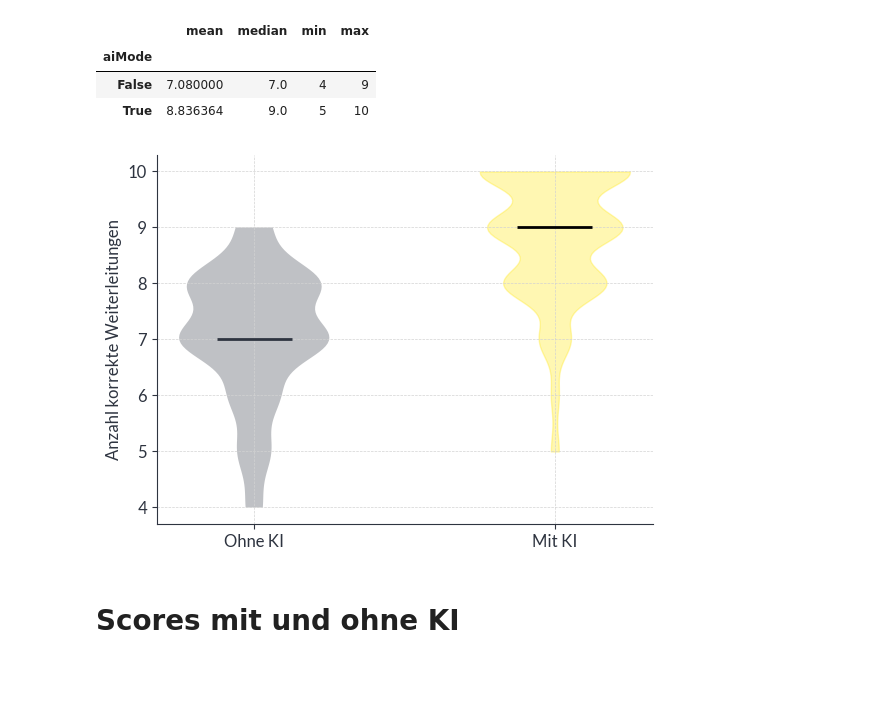
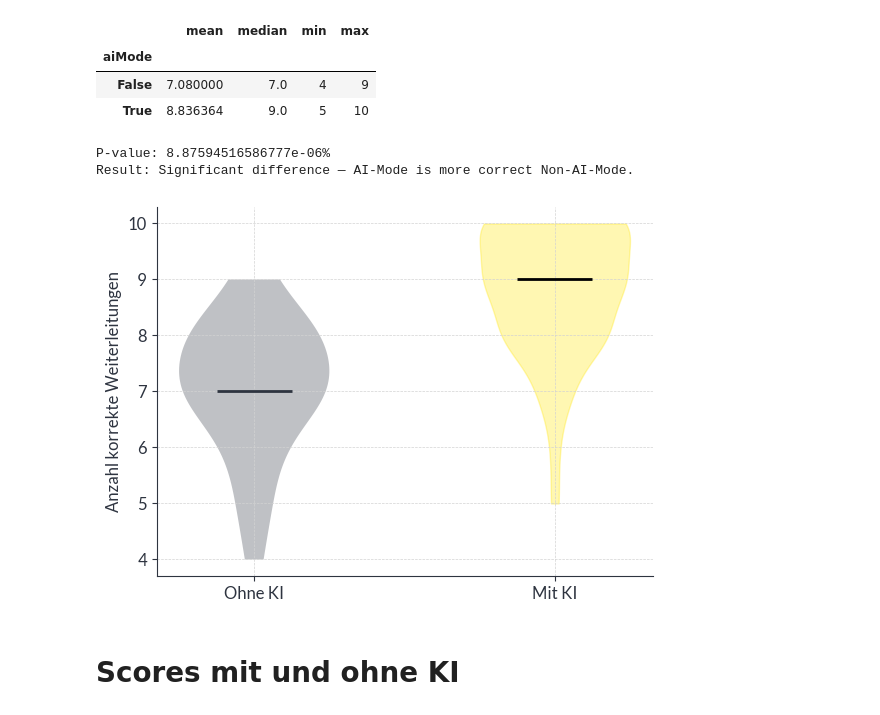
Before and after one commit to anacision-de/postkorb-panic, a Jupyter notebook: analysis/Analysis.ipynb, the cells around one changed output. Saved outputs shown, nothing was run; the diff lists cells and outputs as text; code cells hidden in the pictures; blank space fills up the shorter version.

Commit message:
analysen und bilder

```diff
--- a/analysis/Analysis.ipynb
+++ b/analysis/Analysis.ipynb
@@ -68,5 +105,10 @@ feedback_data.drop_duplicates("game_id").groupby("aiMode")["totalTime"].agg(
 # %%
-def violinplot(data, col="correct", ylabel="Dauer pro Frage in Sekunden"):
+def violinplot(
+    data,
+    col="correct",
+    ylabel="Dauer pro Frage in Sekunden",
+    filepath="bilder/test.pdf",
+):
     with_ai = data[data["aiMode"]][col]
     without_ai = data[~data["aiMode"]][col]
 
@@ -78,6 +120,7 @@ def violinplot(data, col="correct", ylabel="Dauer pro Frage in Sekunden"):
 
     plt.ylabel(ylabel)
     plt.xticks([0, 1], labels=["Ohne KI", "Mit KI"])
+    plt.savefig(filepath)
     plt.show()
 # %%
 games = feedback_data.drop_duplicates("game_id")
@@ -108,10 +161,37 @@ feedback_data.drop_duplicates("game_id").groupby("aiMode")["correct"].agg(
 | aiMode |  |  |  |  |
 | False | 7.080000 | 7.0 | 4 | 9 |
 | True | 8.836364 | 9.0 | 5 | 10 |
+# %%
+# Example input: replace with your real data
+ai_correct = list(
+    feedback_data[feedback_data["aiMode"]].drop_duplicates("game_id")["correct"]
+)
+no_ai_correct = list(
+    feedback_data[~feedback_data["aiMode"]].drop_duplicates("game_id")["correct"]
+)
+
+# Use Mann–Whitney U test (non-parametric)
+u_stat, p_value = stats.mannwhitneyu(ai_correct, no_ai_correct, alternative="greater")
+
+print(f"P-value: {p_value * 100}%")
+
+alpha = 0.01
+if p_value < alpha:
+    print("Result: Significant difference — AI-Mode is more correct Non-AI-Mode.")
+else:
+    print("Result: No significant difference found.")
+# %% [output]
+P-value: 8.87594516586777e-06%
+Result: Significant difference — AI-Mode is more correct Non-AI-Mode.
 # %%
-violinplot(feedback_data, col="correct", ylabel="Anzahl korrekte Weiterleitungen")
+violinplot(
+    feedback_data.drop_duplicates("game_id"),
+    col="correct",
+    ylabel="Anzahl korrekte Weiterleitungen",
+    filepath="./bilder/KorrekteAntworten.pdf",
+)
 # %% [output]
-[figure, old version]
+[figure, new version]
 # %% [markdown]
 # Scores mit und ohne KI
 # %%
```
Also changed, not shown: parts of 22 cells of this notebook, 6 other files.
